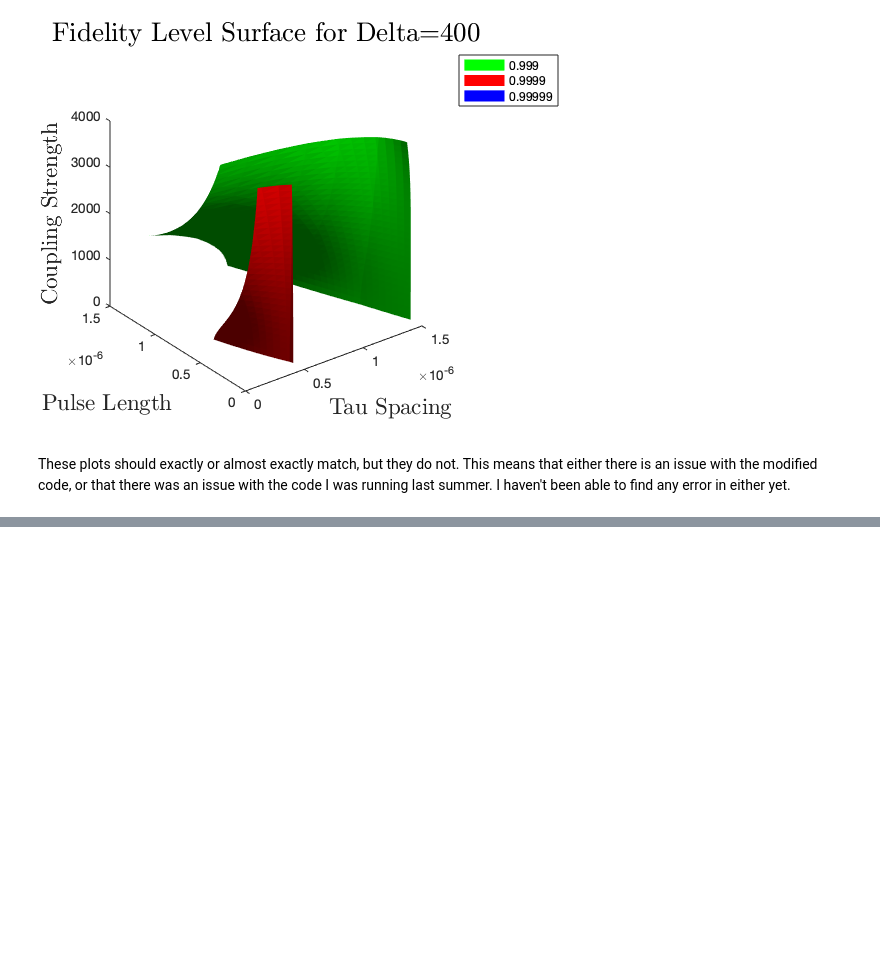
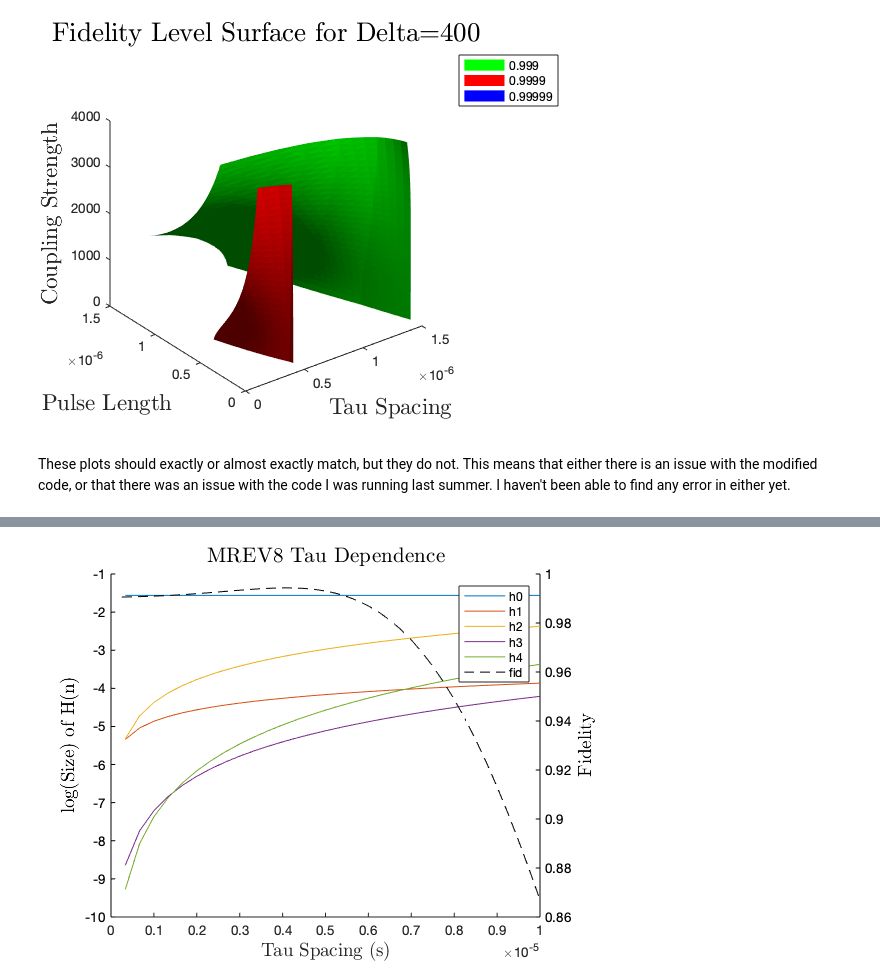
Before and after one commit to wynter-alford/spin-tools, a Jupyter notebook: Magnus Tools.ipynb, the cells around one changed output, grey strips where cells are left out. Cells and saved outputs as stored; diff of their text form; code cells hidden in the pictures; blank space fills up the shorter version.

```diff
--- a/Magnus Tools.ipynb
+++ b/Magnus Tools.ipynb
@@ -1574,0 +1318,37 @@ legend('cory h0','cory h1','cory h2','cory h3','cory h4','yxxh0','yxxh1','yxxh2'
+# %%
+ms_results = load('results/04-08-21/MREV8_Tau_magnus_results_08-Apr-2021.mat');
+ms_taus = ms_results.testVars;
+ms_h0s = ms_results.results_h0;
+ms_h1s = ms_results.results_h1;
+ms_h2s = ms_results.results_h2;
+ms_h3s = ms_results.results_h3;
+ms_h4s = ms_results.results_h4;
+
+msf_results = load('results/04-07-21/MREV8_fidelity_tau.mat');
+msf_taus = msf_results.taus(:,1);
+msf_fids = msf_results.results(:,1);
+msf_hifids = msf_results.results_h2(:,1);
+# %%
+hold on
+plot(ms_taus,log10(ms_h0s))
+plot(ms_taus,log10(ms_h1s))
+plot(ms_taus,log10(ms_h2s))
+plot(ms_taus,log10(ms_h3s))
+plot(ms_taus,log10(ms_h4s))
+h = ylabel('log(Size) of H(n)');
+set(h,'interpreter','latex','fontsize',14);
+
+yyaxis right
+plot(msf_taus,msf_fids,'Color',colorf,'LineStyle','--')
+set(gca,'ycolor',colorf)
+h = ylabel('Fidelity');
+set(h,'interpreter','latex','fontsize',14);
+
+h=title('MREV8 Tau Dependence');
+set(h,'interpreter','latex','fontsize', 16);
+h = xlabel('Tau Spacing (s)');
+set(h,'interpreter','latex','fontsize',14);
+
+legend('h0','h1','h2','h3','h4','fid')
+# %% [output]
+[figure, added]
```
Also changed, not shown: parts of 100 cells of this notebook, 2 other files.
